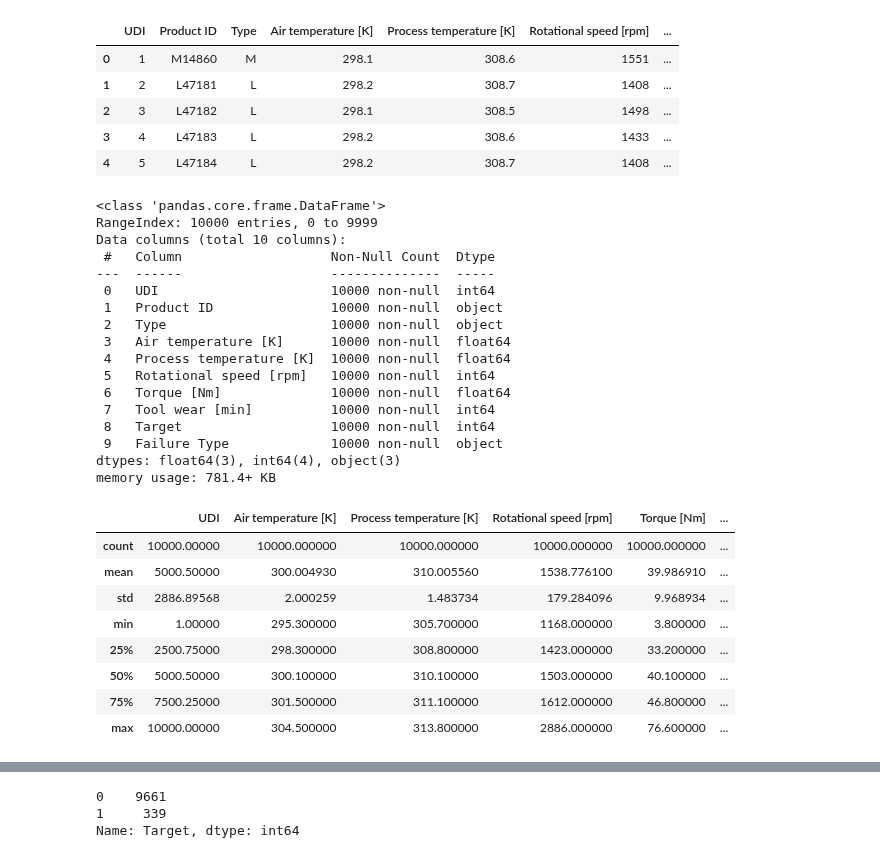
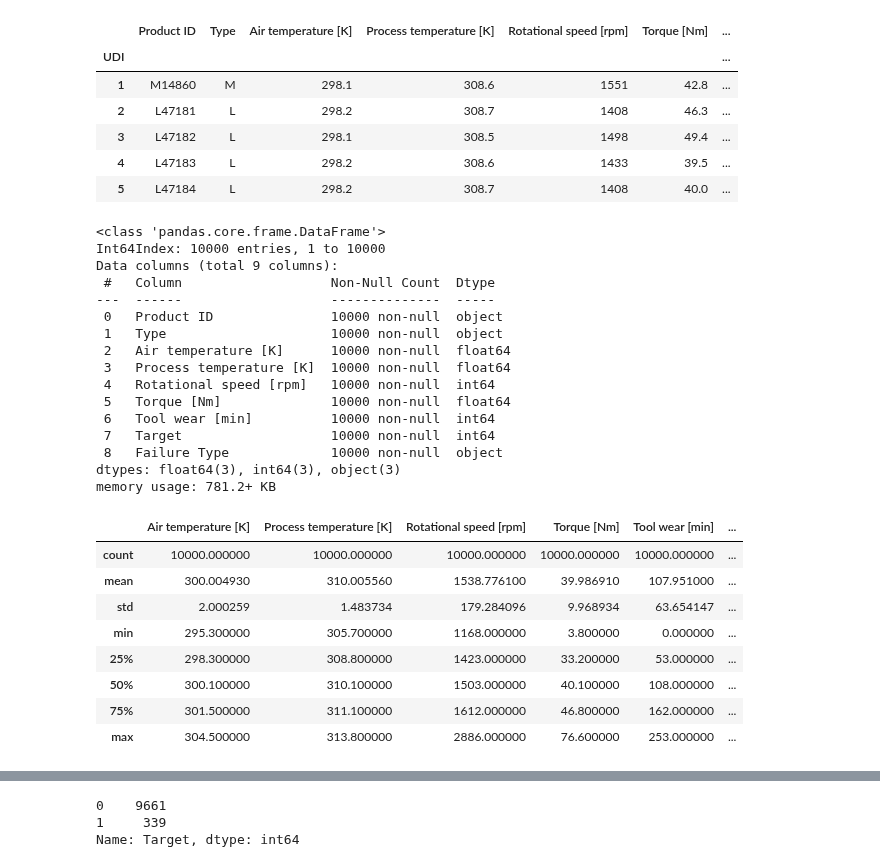
Before and after one commit to maxi879/proyecto_final_coder, a Jupyter notebook: Analisis.ipynb, the cells around one changed output, grey strips where cells are left out. Cells and saved outputs as stored; diff of their text form; code cells hidden in the pictures.

```diff
--- a/Analisis.ipynb
+++ b/Analisis.ipynb
@@ -10,45 +13,45 @@ import seaborn as sns
 # %%
 # Leer .csv y creo un DF
-df = pd.read_csv('Base_predictive_maintenance.csv', delimiter=",")
+df = pd.read_csv('Base_predictive_maintenance.csv', delimiter=",", index_col= "UDI")
 df.head()
 # %% [output]
-|  | UDI | Product ID | Type | Air temperature [K] | Process temperature [K] | Rotational speed [rpm] | ... |
-| 0 | 1 | M14860 | M | 298.1 | 308.6 | 1551 | ... |
-| 1 | 2 | L47181 | L | 298.2 | 308.7 | 1408 | ... |
-| 2 | 3 | L47182 | L | 298.1 | 308.5 | 1498 | ... |
-| 3 | 4 | L47183 | L | 298.2 | 308.6 | 1433 | ... |
-| 4 | 5 | L47184 | L | 298.2 | 308.7 | 1408 | ... |
+|  | Product ID | Type | Air temperature [K] | Process temperature [K] | Rotational speed [rpm] | Torque [Nm] | ... |
+| UDI |  |  |  |  |  |  | ... |
+| 1 | M14860 | M | 298.1 | 308.6 | 1551 | 42.8 | ... |
+| 2 | L47181 | L | 298.2 | 308.7 | 1408 | 46.3 | ... |
+| 3 | L47182 | L | 298.1 | 308.5 | 1498 | 49.4 | ... |
+| 4 | L47183 | L | 298.2 | 308.6 | 1433 | 39.5 | ... |
+| 5 | L47184 | L | 298.2 | 308.7 | 1408 | 40.0 | ... |
 # %%
 # tipos, valores nulos, columnas, filas, etc.
 df.info()
 # %% [output]
 <class 'pandas.core.frame.DataFrame'>
-RangeIndex: 10000 entries, 0 to 9999
-Data columns (total 10 columns):
+Int64Index: 10000 entries, 1 to 10000
+Data columns (total 9 columns):
  #   Column                   Non-Null Count  Dtype
 ---  ------                   --------------  -----
- 0   UDI                      10000 non-null  int64
- 1   Product ID               10000 non-null  object
- 2   Type                     10000 non-null  object
- 3   Air temperature [K]      10000 non-null  float64
- 4   Process temperature [K]  10000 non-null  float64
- 5   Rotational speed [rpm]   10000 non-null  int64
- 6   Torque [Nm]              10000 non-null  float64
- 7   Tool wear [min]          10000 non-null  int64
- 8   Target                   10000 non-null  int64
- 9   Failure Type             10000 non-null  object
-dtypes: float64(3), int64(4), object(3)
-memory usage: 781.4+ KB
+ 0   Product ID               10000 non-null  object
+ 1   Type                     10000 non-null  object
+ 2   Air temperature [K]      10000 non-null  float64
+ 3   Process temperature [K]  10000 non-null  float64
+ 4   Rotational speed [rpm]   10000 non-null  int64
+ 5   Torque [Nm]              10000 non-null  float64
+ 6   Tool wear [min]          10000 non-null  int64
+ 7   Target                   10000 non-null  int64
+ 8   Failure Type             10000 non-null  object
+dtypes: float64(3), int64(3), object(3)
+memory usage: 781.2+ KB
 # %%
 # Estadistica descriptiva
 df.describe()
 # %% [output]
-|  | UDI | Air temperature [K] | Process temperature [K] | Rotational speed [rpm] | Torque [Nm] | ... |
-| count | 10000.00000 | 10000.000000 | 10000.000000 | 10000.000000 | 10000.000000 | ... |
-| mean | 5000.50000 | 300.004930 | 310.005560 | 1538.776100 | 39.986910 | ... |
-| std | 2886.89568 | 2.000259 | 1.483734 | 179.284096 | 9.968934 | ... |
-| min | 1.00000 | 295.300000 | 305.700000 | 1168.000000 | 3.800000 | ... |
-| 25% | 2500.75000 | 298.300000 | 308.800000 | 1423.000000 | 33.200000 | ... |
-| 50% | 5000.50000 | 300.100000 | 310.100000 | 1503.000000 | 40.100000 | ... |
-| 75% | 7500.25000 | 301.500000 | 311.100000 | 1612.000000 | 46.800000 | ... |
-| max | 10000.00000 | 304.500000 | 313.800000 | 2886.000000 | 76.600000 | ... |
+|  | Air temperature [K] | Process temperature [K] | Rotational speed [rpm] | Torque [Nm] | Tool wear [min] | ... |
+| count | 10000.000000 | 10000.000000 | 10000.000000 | 10000.000000 | 10000.000000 | ... |
+| mean | 300.004930 | 310.005560 | 1538.776100 | 39.986910 | 107.951000 | ... |
+| std | 2.000259 | 1.483734 | 179.284096 | 9.968934 | 63.654147 | ... |
+| min | 295.300000 | 305.700000 | 1168.000000 | 3.800000 | 0.000000 | ... |
+| 25% | 298.300000 | 308.800000 | 1423.000000 | 33.200000 | 53.000000 | ... |
+| 50% | 300.100000 | 310.100000 | 1503.000000 | 40.100000 | 108.000000 | ... |
+| 75% | 301.500000 | 311.100000 | 1612.000000 | 46.800000 | 162.000000 | ... |
+| max | 304.500000 | 313.800000 | 2886.000000 | 76.600000 | 253.000000 | ... |
```
Also changed, not shown: parts of 12 cells of this notebook.
